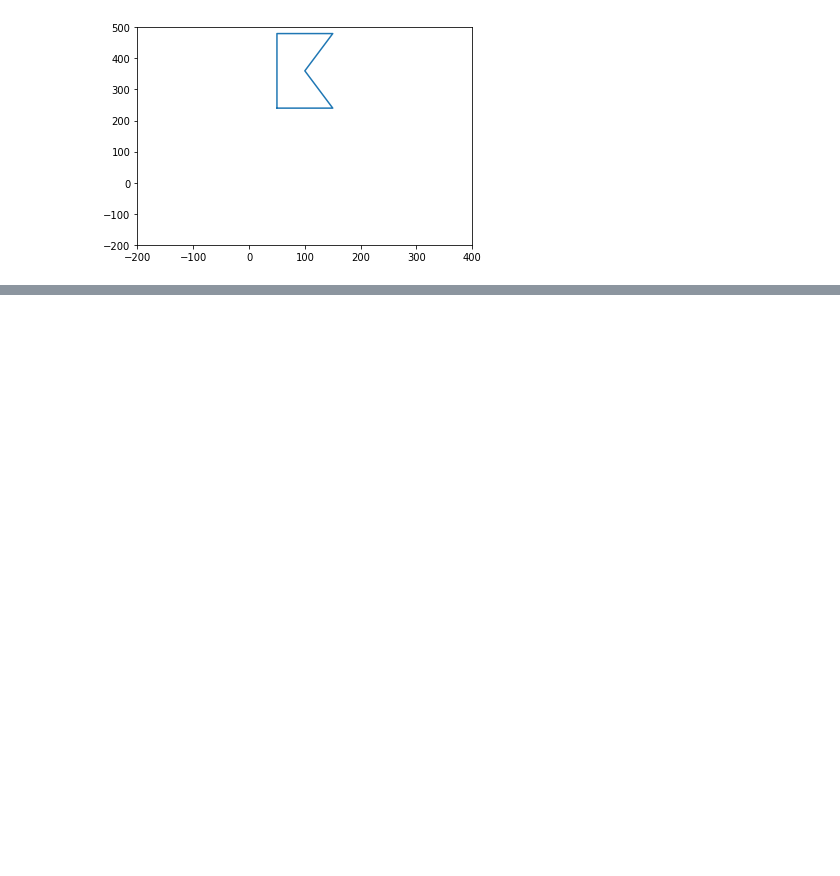
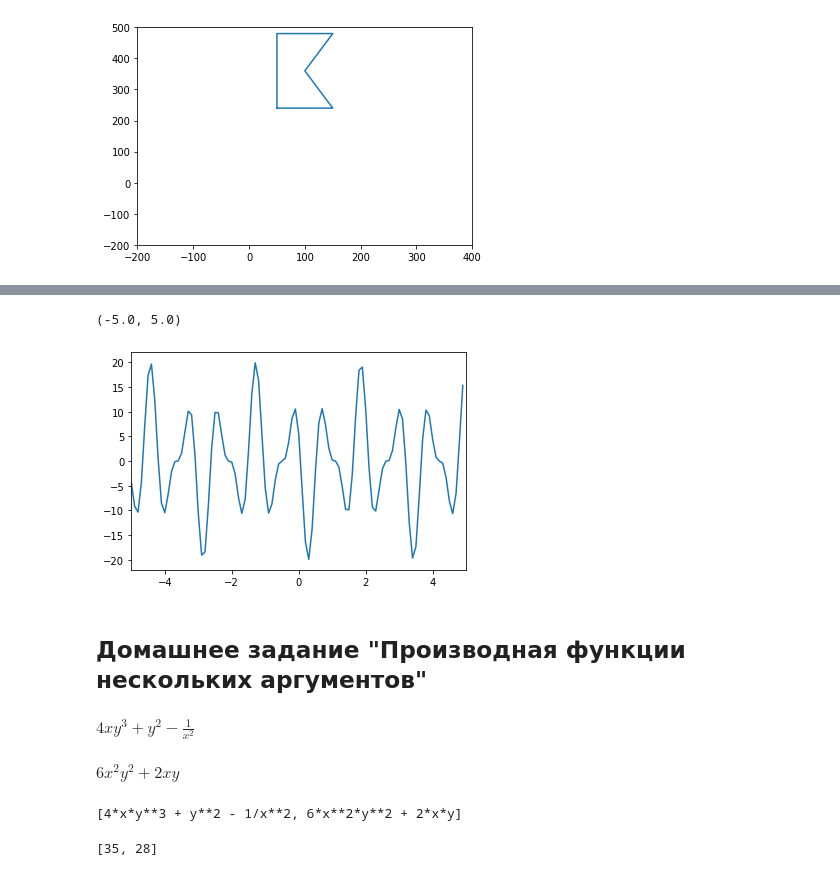
Before and after one commit to SperryUNIVAC/PYDA14, a Jupyter notebook: Math/math.ipynb, the cells around one changed output, grey strips where cells are left out. Saved outputs shown, nothing was run; the diff lists cells and outputs as text; code cells hidden in the pictures; blank space fills up the shorter version.

```diff
--- a/Math/math.ipynb
+++ b/Math/math.ipynb
@@ -206,0 +487,31 @@ plt.xlim([-200, 400])
+# %%
+var_ddy = [ddsin.subs(x,i) for i in var_x]
+plt.plot(var_x, var_ddy)
+plt.ylim([-22, 22])
+plt.xlim([-5, 5])
+# %% [output]
+(-5.0, 5.0)
+[figure, added]
+# %% [markdown]
+## Домашнее задание "Производная функции нескольких аргументов"
+# %%
+y = sym.var('y')
+dpx = sym.diff(2*(x**2)*(y**3) + 1/x + x*y**2 + 7, x)
+dpx
+# %% [output]
+$\displaystyle 4 x y^{3} + y^{2} - \frac{1}{x^{2}}$
+# %%
+dpy = sym.diff(2*(x**2)*(y**3) + 1/x + x*y**2 + 7, y)
+dpy
+# %% [output]
+$\displaystyle 6 x^{2} y^{2} + 2 x y$
+# %%
+grad_f = [dpx, dpy]
+print(grad_f)
+# %% [output]
+[4*x*y**3 + y**2 - 1/x**2, 6*x**2*y**2 + 2*x*y]
+# %%
+grad_fxy = [dpx.subs([(x,1),(y,2)]), dpy.subs([(x,1),(y,2)])]
+grad_fxy
+# %% [output]
+[35, 28]
```
Also changed, not shown: parts of 57 cells of this notebook.
